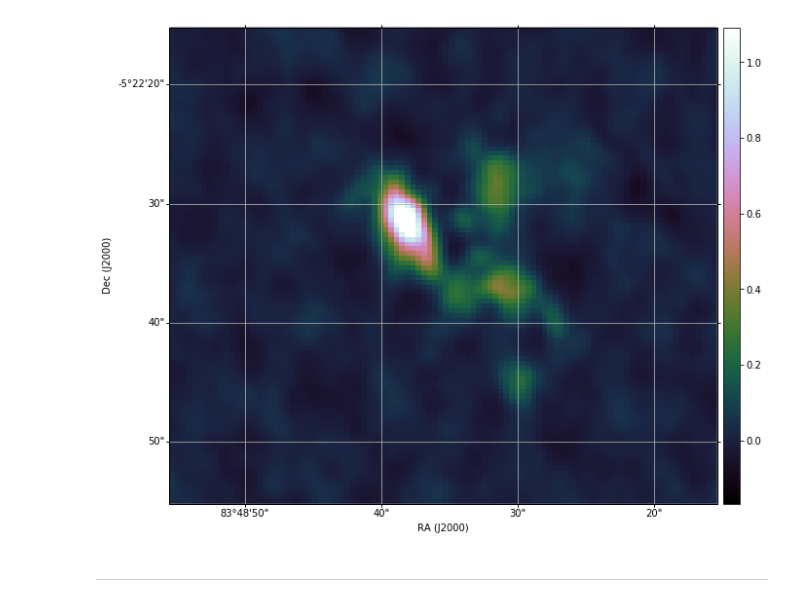
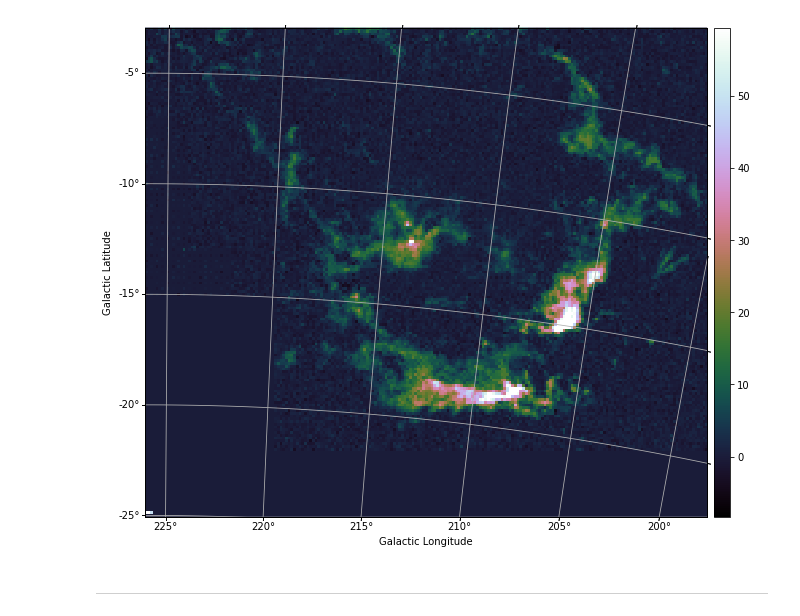
Before and after one commit to mavillan/HDMClouds, a Jupyter notebook: notebooks/Profiling - Mixture Reduction.ipynb, the cells around one changed output. Cells and saved outputs as stored; diff of their text form; code cells hidden in the pictures.

```diff
--- a/notebooks/Profiling - Mixture Reduction.ipynb
+++ b/notebooks/Profiling - Mixture Reduction.ipynb
@@ -18,10 +19,11 @@ import gmr_v1
 # %%
-fits_path = '../data/images/Orion.cont.image.fits'
+#fits_path = '../data/images/Orion.cont.image.fits'
+fits_path = '../data/SCIMES/orion_12CO_mom0.fits'
 
 data, wcs, hdu = load_data(fits_path)
 base_level = estimate_rms(data)
 image_plot(data, wcs=wcs)
 # %% [output]
-[figure, old version]
+[figure, new version]
 # %%
 # mask of significant emission pixels
```
Also changed, not shown: parts of 15 cells of this notebook.
